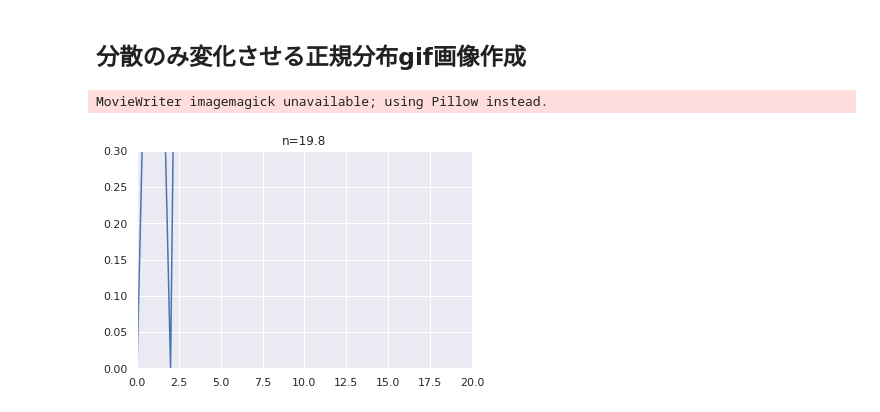
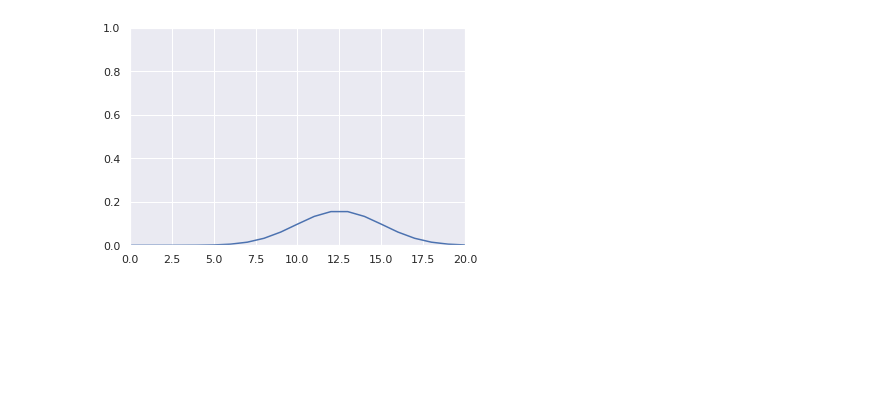
Before and after one commit to e4Rl97/Python3_temp, a Jupyter notebook: 離散分布描画.ipynb, the cells around one changed output. Saved outputs shown, nothing was run; the diff lists cells and outputs as text; code cells hidden in the pictures; blank space fills up the shorter version.

```diff
--- a/離散分布描画.ipynb
+++ b/離散分布描画.ipynb
@@ -13,45 +14,0 @@ sns.set();
-# %% [markdown]
-## 分散のみ変化させる正規分布gif画像作成
-# %%
-import numpy as np
-import matplotlib.pyplot as plt
-import matplotlib.animation as animation
-from IPython.display import HTML
-from scipy.stats import norm
-
-sns.set()
-sns.set_style('darkgrid')
-
-fig, ax = plt.subplots()
-
-def update(num,x,y,scales,lines):
-    if len(lines) > 0:
-        lines.pop().remove()
-    y_ = np.random.binomial(x,0.5)
-    line, = ax.plot(x, y_,c="b")
-    lines.append(line)
-    sig = 'n='
-    ax.set_title(sig + str(scales[num])[:4])
-
-ax.set_xlim(0, 20)
-ax.set_ylim(0, 0.3)
-# ax.set_xlabel('x')
-# ax.set_ylabel('p(x)')
-
-x = np.linspace(0,20,21)
-x = x.astype(np.int64)
-y = np.random.binomial(x,0.5)
-scales = np.linspace(0, 20, 101)
-# theta= np.linspace(np.pi/101, 100/101*np.pi, 100)
-# scales = 5*np.sin(theta)
-
-lines = []
-
-ani = animation.FuncAnimation(fig, update, 100, fargs=(x,y,scales,lines), interval=100)
-# HTML(ani.to_html5_video())
-dpi=100
-ani.save('anim3.gif', writer="imagemagick")
-# ani.save('gauss_scale.mp4', writer="ffmpeg",dpi=dpi)
-# %% [output]
-MovieWriter imagemagick unavailable; using Pillow instead.
-[figure, removed]
@@ -57,0 +126,8 @@ MovieWriter imagemagick unavailable; using Pillow instead.
+# %%
+# 全試行回数10回、成功確率0.5の二項分布オブジェクトを作成する.
+binomial_distribution = BinomialDistribution(25, 0.5)
+
+# この二項分布のグラフを描画する.
+binomial_distribution.draw_graph()
+# %% [output]
+[figure, added]
```
Also changed, not shown: parts of 6 cells of this notebook, 8 other files.
